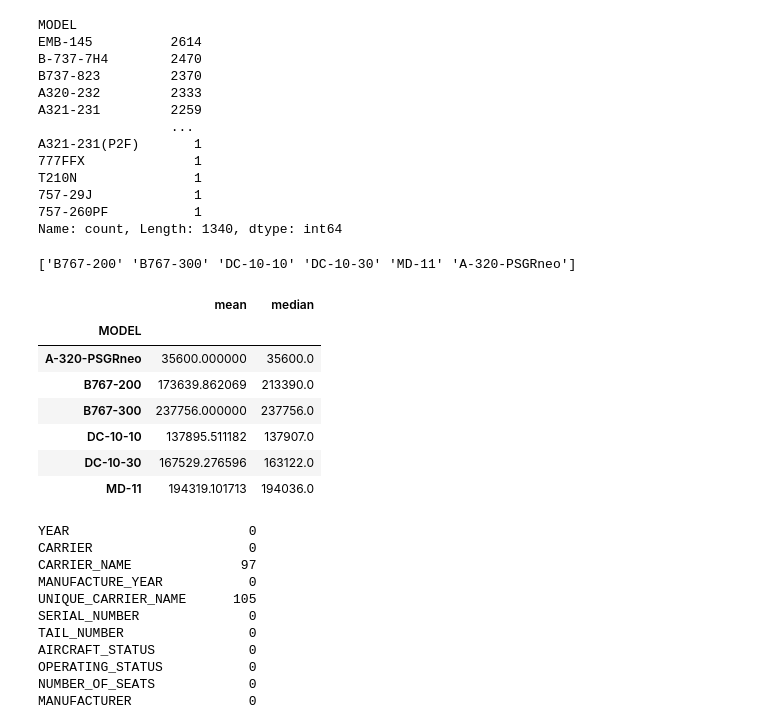
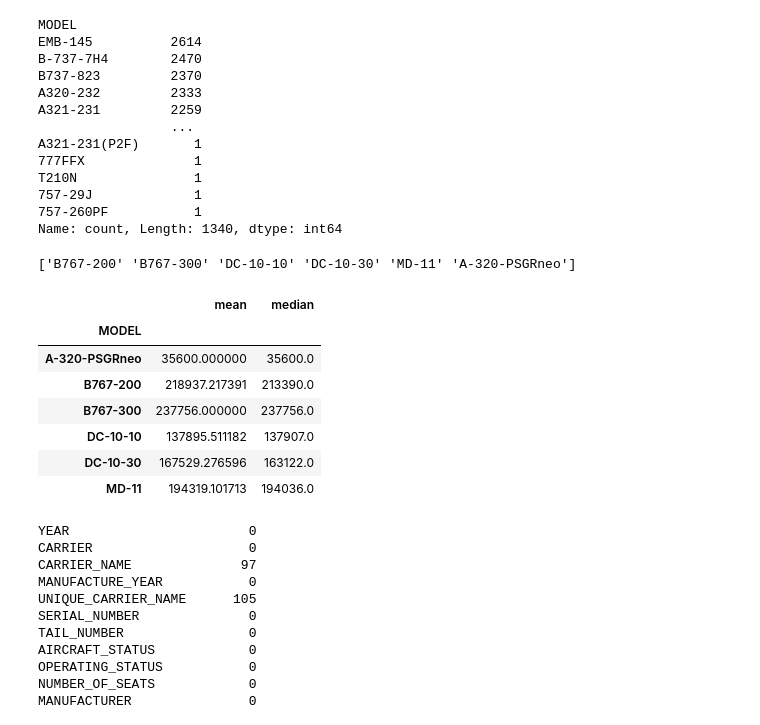
Before and after one commit to Tree-0/de300-2026wi-stall, a Jupyter notebook: homework/homework_1/DATA_ENG300_HW1_Aircraft-1.ipynb, the cells around one changed output. Drawn from its saved outputs; the diff is of its cells as text; code cells hidden in the pictures.

```diff
--- a/homework/homework_1/DATA_ENG300_HW1_Aircraft-1.ipynb
+++ b/homework/homework_1/DATA_ENG300_HW1_Aircraft-1.ipynb
@@ -544,26 +544,28 @@ Name: count, Length: 1340, dtype: int64
 # %%
 # the list of models with missing CAPACITY_IN_POUNDS entries
 missing_models = df_cargo_no_seating.loc[mask, 'MODEL'].unique()
 print(missing_models)
 
 def get_model_stats(missing_models):
+    mask = df_cargo_no_seating['MODEL'].isin(missing_models)
+    amt_mask = df_cargo_no_seating['CAPACITY_IN_POUNDS'] > 0
     # get the median and impute
     capacity_stats = (
-        df_cargo_no_seating[df_cargo_no_seating['MODEL'].isin(missing_models)]
+        df_cargo_no_seating[mask & amt_mask]
         .groupby('MODEL')['CAPACITY_IN_POUNDS']
         .agg(['mean', 'median'])
         .sort_index()
     )
     return capacity_stats
 
 capacity_stats = get_model_stats(missing_models)
 capacity_stats
 # %% [output]
 ['B767-200' 'B767-300' 'DC-10-10' 'DC-10-30' 'MD-11' 'A-320-PSGRneo']
 |  | mean | median |
 | MODEL |  |  |
 | A-320-PSGRneo | 35600.000000 | 35600.0 |
-| B767-200 | 173639.862069 | 213390.0 |
+| B767-200 | 218937.217391 | 213390.0 |
 | B767-300 | 237756.000000 | 237756.0 |
 | DC-10-10 | 137895.511182 | 137907.0 |
 | DC-10-30 | 167529.276596 | 163122.0 |
```
Also changed, not shown: parts of 9 cells of this notebook, 2 other files.
